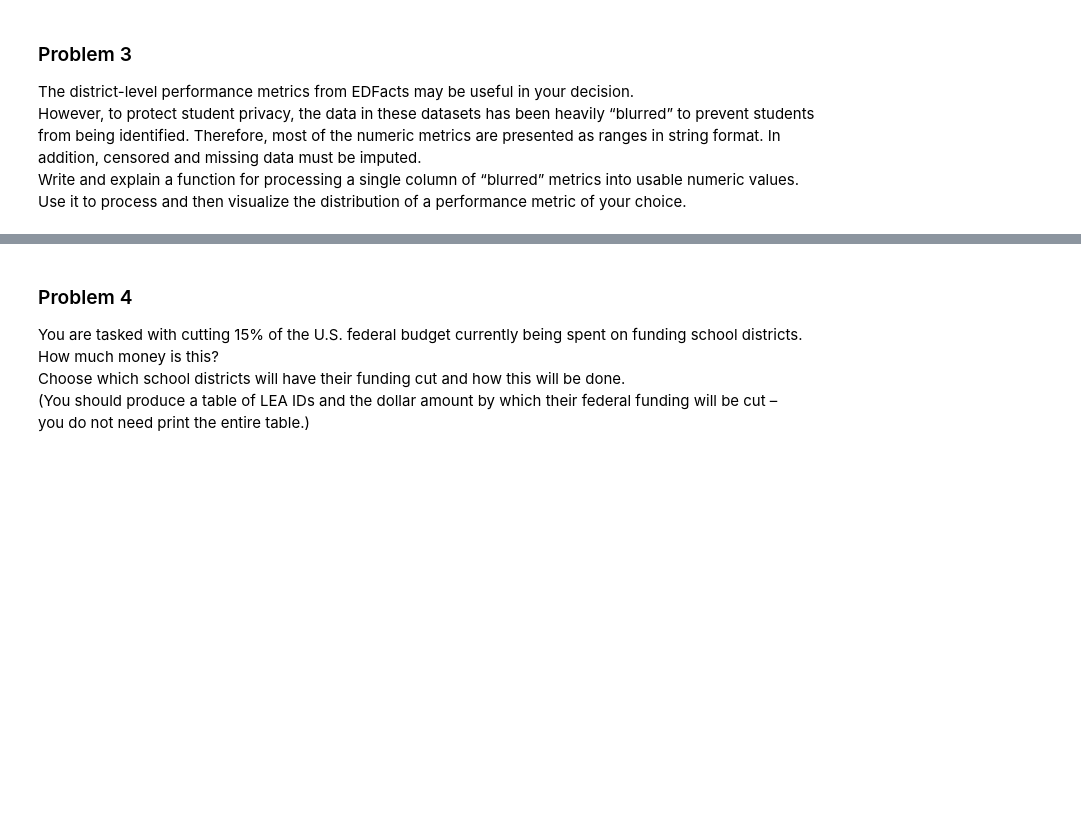
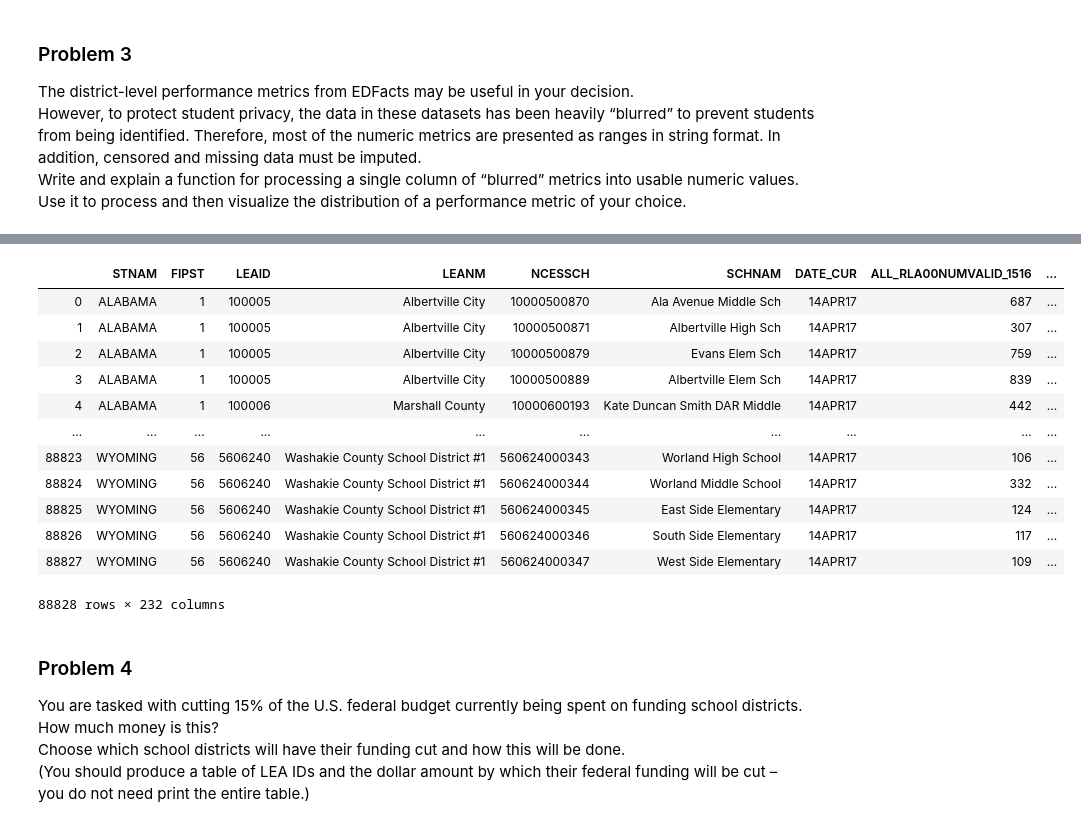
Before and after one commit to zferic/DS5500-HW, a Jupyter notebook: HW3.ipynb, the cells around one changed output, grey strips where cells are left out. Saved outputs shown, nothing was run; the diff lists cells and outputs as text; code cells hidden in the pictures; blank space fills up the shorter version.

```diff
--- a/HW3.ipynb
+++ b/HW3.ipynb
@@ -34,0 +246,10 @@ Use it to process and then visualize the distribution of a performance metric of
+# %%
+#math levels
+
+perform_math_df['ALL_MTH00PCTPROF_1516_pcssd_2'] = \
+        perform_math_df['ALL_MTH00PCTPROF_1516'].apply(lambda x : process_col(x,1,1))
+
+#reding levels
+
+perform_read_df['ALL_RLA00PCTPROF_1516_pcssd_2'] = \
+        perform_read_df['ALL_RLA00PCTPROF_1516'].apply(lambda x : process_col(x,1,1))
@@ -35,3 +391,19 @@ Use it to process and then visualize the distribution of a performance metric of
+# %%
+perform_read_df
+# %% [output]
+|  | STNAM | FIPST | LEAID | LEANM | NCESSCH | SCHNAM | DATE_CUR | ALL_RLA00NUMVALID_1516 | ... |
+| 0 | ALABAMA | 1 | 100005 | Albertville City | 10000500870 | Ala Avenue Middle Sch | 14APR17 | 687 | ... |
+| 1 | ALABAMA | 1 | 100005 | Albertville City | 10000500871 | Albertville High Sch | 14APR17 | 307 | ... |
+| 2 | ALABAMA | 1 | 100005 | Albertville City | 10000500879 | Evans Elem Sch | 14APR17 | 759 | ... |
+| 3 | ALABAMA | 1 | 100005 | Albertville City | 10000500889 | Albertville Elem Sch | 14APR17 | 839 | ... |
+| 4 | ALABAMA | 1 | 100006 | Marshall County | 10000600193 | Kate Duncan Smith DAR Middle | 14APR17 | 442 | ... |
+| ... | ... | ... | ... | ... | ... | ... | ... | ... | ... |
+| 88823 | WYOMING | 56 | 5606240 | Washakie County School District #1 | 560624000343 | Worland High School | 14APR17 | 106 | ... |
+| 88824 | WYOMING | 56 | 5606240 | Washakie County School District #1 | 560624000344 | Worland Middle School | 14APR17 | 332 | ... |
+| 88825 | WYOMING | 56 | 5606240 | Washakie County School District #1 | 560624000345 | East Side Elementary | 14APR17 | 124 | ... |
+| 88826 | WYOMING | 56 | 5606240 | Washakie County School District #1 | 560624000346 | South Side Elementary | 14APR17 | 117 | ... |
+| 88827 | WYOMING | 56 | 5606240 | Washakie County School District #1 | 560624000347 | West Side Elementary | 14APR17 | 109 | ... |
+88828 rows × 232 columns
 # %% [markdown]
 ### Problem 4 <br>
 You are tasked with cutting 15% of the U.S. federal budget currently being spent on funding school districts. <br>
```
Also changed, not shown: parts of 36 cells of this notebook, 8 other files.
